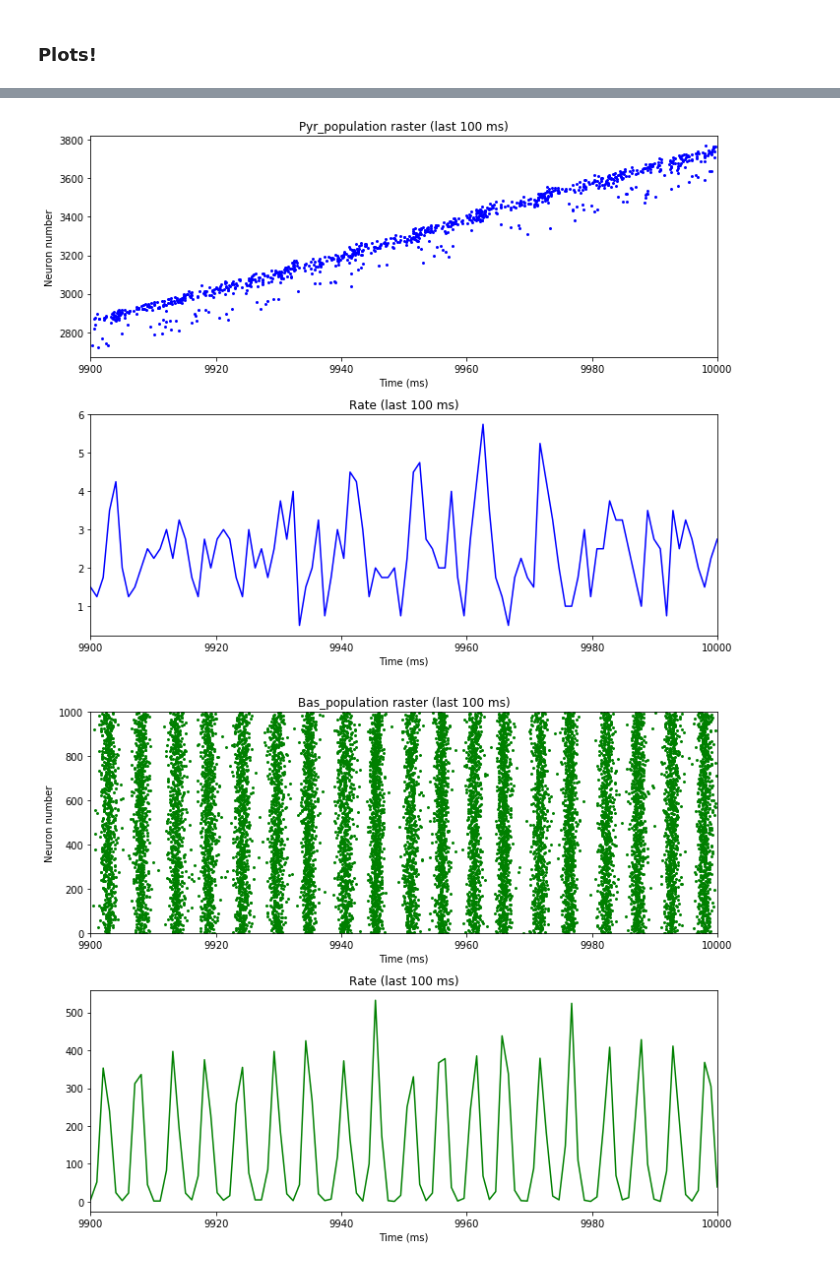
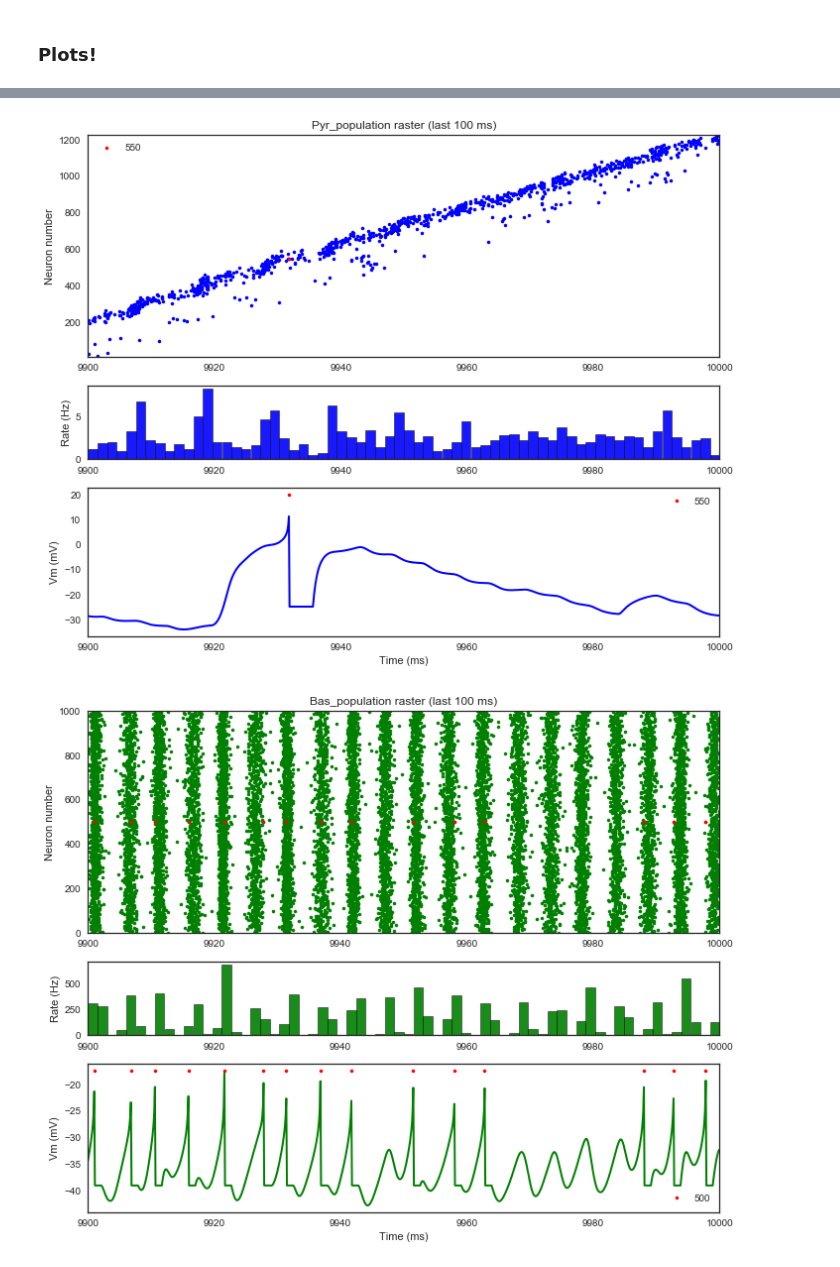
Before and after one commit to andrisecker/KOKISharpWaves, a Jupyter notebook: new_network/spw_network_nb_brian2.ipynb, the cells around one changed output, grey strips where cells are left out. Cells and saved outputs as stored; diff of their text form; code cells hidden in the pictures.

Commit message:
plots updated

```diff
--- a/new_network/spw_network_nb_brian2.ipynb
+++ b/new_network/spw_network_nb_brian2.ipynb
@@ -203,8 +199,9 @@ smi = SpikeMonitor(PI)
 popre = PopulationRateMonitor(PE)
 popri = PopulationRateMonitor(PI)
 selection = np.arange(0, 4000, 50)  # subset of neurons for recoring variables
-msMe = StateMonitor(PE, ["vm", "w", "g_ampa", "g_ampaMF","g_gaba"],
+mSME = StateMonitor(PE, ["vm", "w", "g_ampa", "g_ampaMF","g_gaba"],
                     record=selection.tolist())  # comment this out later (takes memory!)
+sMI = StateMonitor(PI, "vm", record=[500])
 # %% [markdown]
 ### Run simulation
 # %%
@@ -272,12 +271,12 @@ Inh. gamma power: 0.725395341672
 # Plots
 if sme.num_spikes > 0 and smi.num_spikes > 0:  # check if there is any activity
 
-    plot_raster_ISI(spikeTimesE, spikingNeuronsE, [ISIhist, bin_edges], 'blue', multiplier_=1)
+    plot_raster_ISI(spikeTimesE, spikingNeuronsE, poprE, [ISIhist, bin_edges], 'blue', multiplier_=1)
     plot_PSD(poprE, rEAC, fE, PxxE, "Pyr_population", 'b-', multiplier_=1)
     plot_PSD(poprI, rIAC, fI, PxxI, "Bas_population", 'g-', multiplier_=1)
 
-    ymin, ymax= plot_zoomed(spikeTimesE, spikingNeuronsE, poprE, "Pyr_population", "blue", multiplier_=1)
-    plot_zoomed(spikeTimesI, spikingNeuronsI, poprI, "Bas_population", "green", multiplier_=1, Pyr_pop=False)
-    subset = select_subset(selection, ymin, ymax)
+    subset = plot_zoomed(spikeTimesE, spikingNeuronsE, poprE, "Pyr_population", "blue", multiplier_=1,
+                         sm=mSME, selection=selection)
+    plot_zoomed(spikeTimesI, spikingNeuronsI, poprI, "Bas_population", "green", multiplier_=1, Pyr_pop=False, sm=sMI)
     plot_detailed(msMe, subset, multiplier_=1, new_network=True)
 # %% [output]
@@ -287,2 +286,2 @@ if sme.num_spikes > 0 and smi.num_spikes > 0:  # check if there is any activity
-[figure, old version]
+[figure, new version]
-[figure, old version]
+[figure, new version]
```
Also changed, not shown: parts of 5 cells of this notebook, 9 other files.
